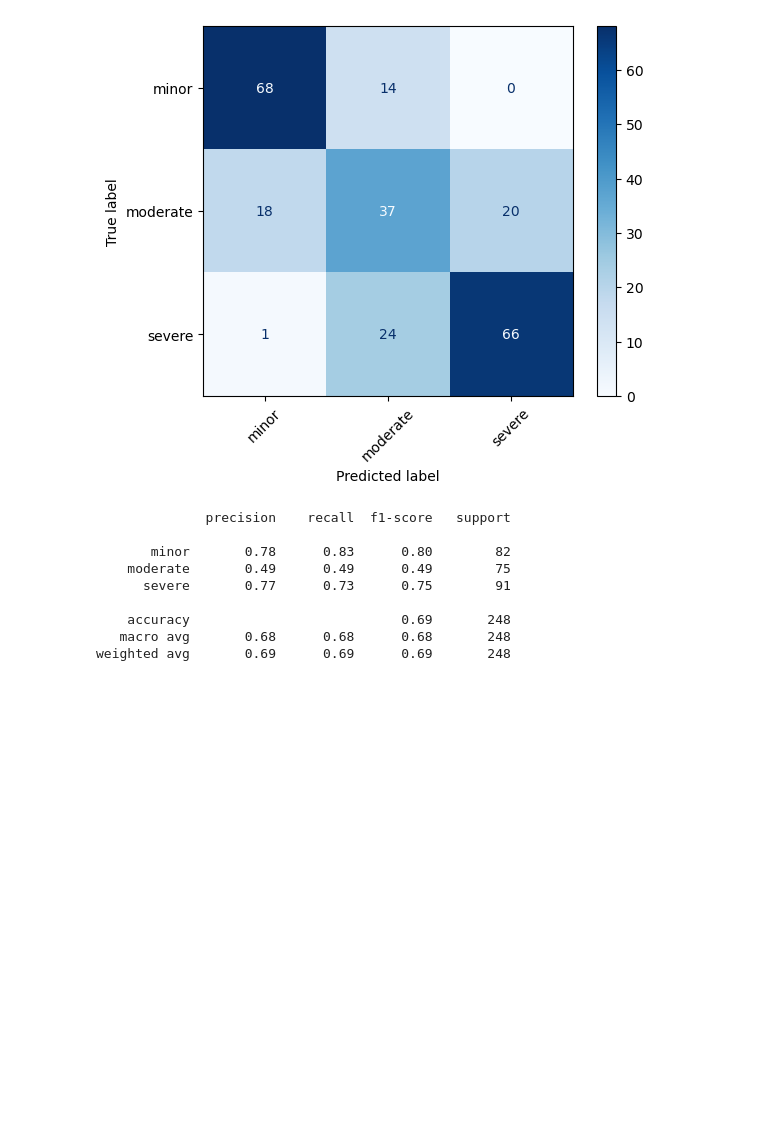
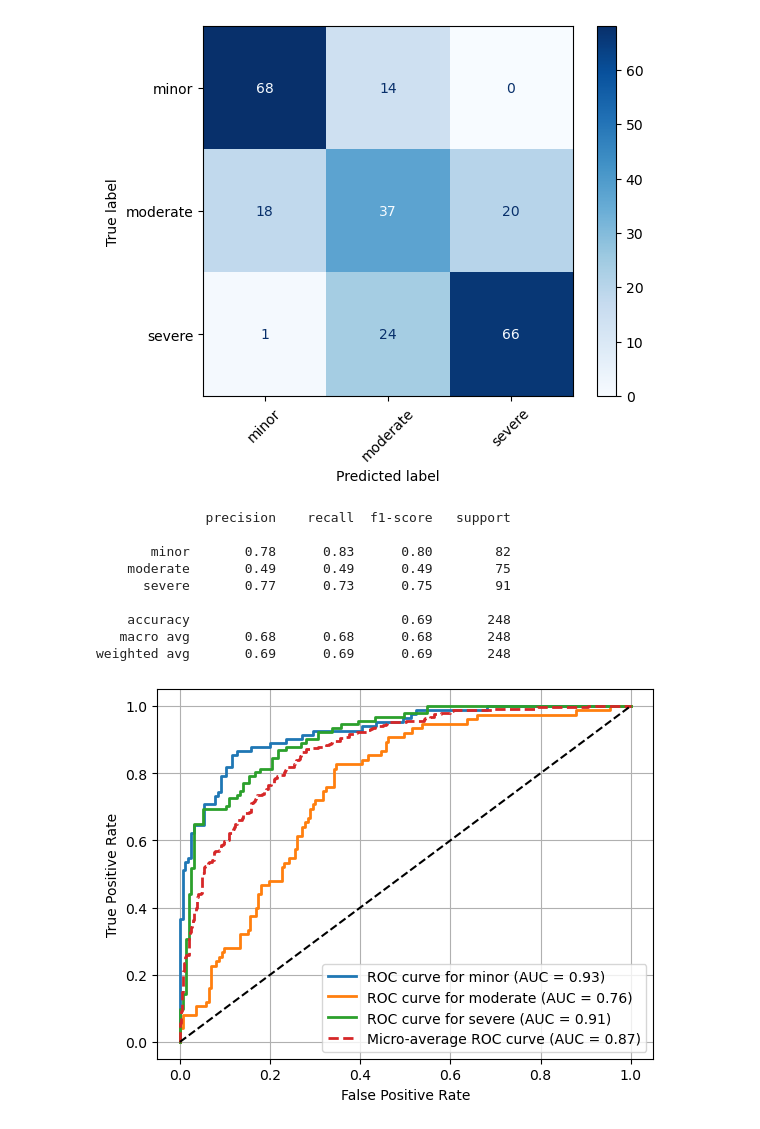
Before and after one commit to agmizer/car_damage_classification, a Jupyter notebook: car_damage_classification/car_dmg_classification_base.ipynb, the cells around one changed output. Drawn from its saved outputs; the diff is of its cells as text; code cells hidden in the pictures; blank space fills up the shorter version.

```diff
--- a/car_damage_classification/car_dmg_classification_base.ipynb
+++ b/car_damage_classification/car_dmg_classification_base.ipynb
@@ -131,3 +131,45 @@ WARNING:tensorflow:5 out of the last 17 calls to <function TensorFlowTrainer.mak
     accuracy                           0.69       248
    macro avg       0.68      0.68      0.68       248
 weighted avg       0.69      0.69      0.69       248
+# %%
+from sklearn.metrics import roc_curve, auc
+from sklearn.preprocessing import label_binarize
+import matplotlib.pyplot as plt
+
+labels = list(train.class_indices.keys())
+n_classes = len(labels)
+
+y_true_bin = label_binarize(y_true, classes=list(range(n_classes)))
+
+fpr = dict()
+tpr = dict()
+roc_auc = dict()
+
+for i in range(n_classes):
+    fpr[i], tpr[i], _ = roc_curve(y_true_bin[:, i], y_pred[:, i])
+    roc_auc[i] = auc(fpr[i], tpr[i])
+
+fpr["micro"], tpr["micro"], _ = roc_curve(y_true_bin.ravel(), y_pred.ravel())
+roc_auc["micro"] = auc(fpr["micro"], tpr["micro"])
+
+for i in range(n_classes):
+    plt.plot(
+        fpr[i],
+        tpr[i],
+        lw=2,
+        label=f"ROC curve for {labels[i]} (AUC = {roc_auc[i]:.2f})"
+    )
+
+plt.plot(fpr["micro"], tpr["micro"],
+         label=f"Micro-average ROC curve (AUC = {roc_auc['micro']:.2f})",
+         linestyle='--', linewidth=2)
+
+plt.plot([0, 1], [0, 1], 'k--')
+
+plt.xlabel("False Positive Rate")
+plt.ylabel("True Positive Rate")
+plt.legend(loc="lower right")
+plt.grid(True)
+plt.show()
+# %% [output]
+[figure, added]
```
Also changed, not shown: parts of 1 cell of this notebook, 1 other file.
